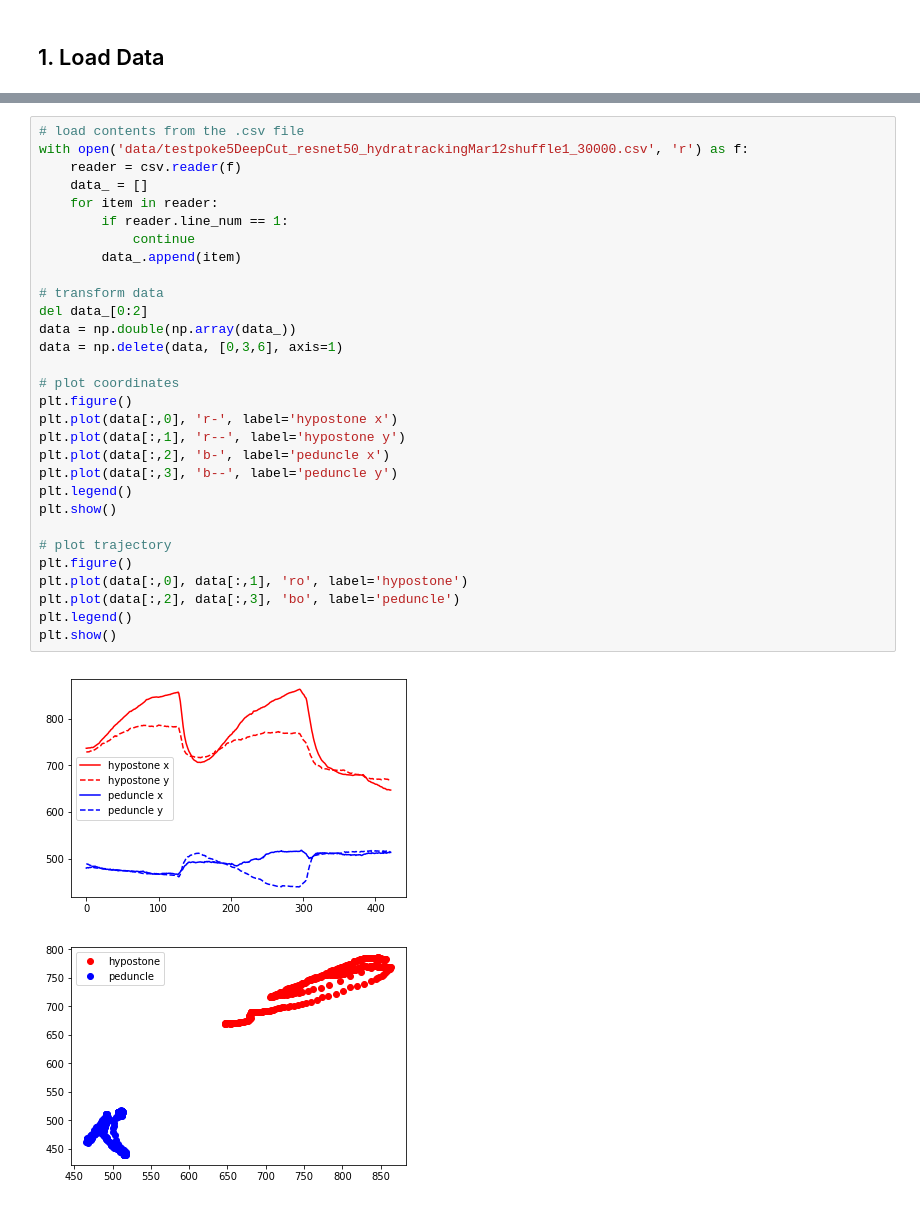
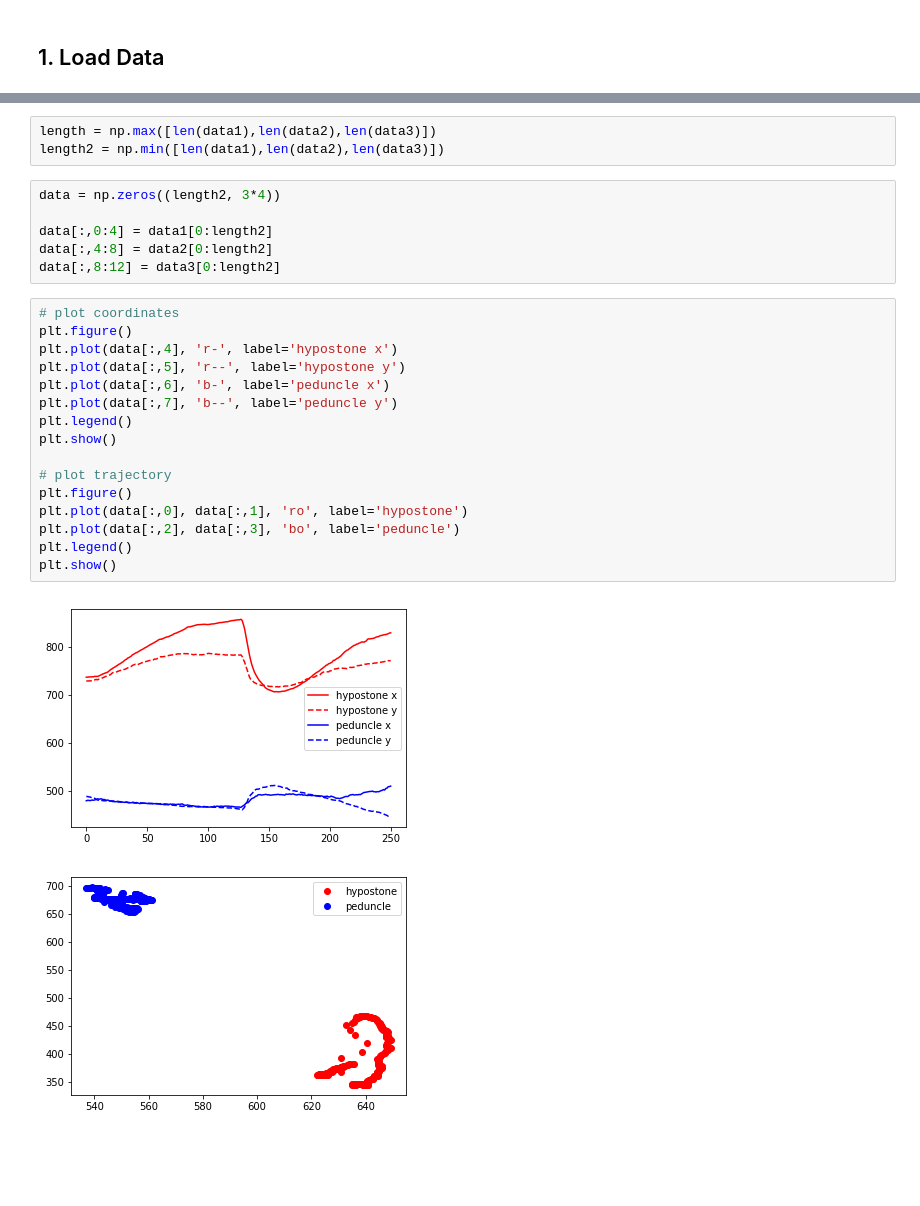
Before and after one commit to hengjiwang/amath582, a Jupyter notebook: project_hydra_behavior_analysis/hydra_behavior_analysis.ipynb, the cells around one changed output, grey strips where cells are left out. Drawn from its saved outputs; the diff is of its cells as text; blank space fills up the shorter version.

Commit message:
testpoke245

```diff
--- a/project_hydra_behavior_analysis/hydra_behavior_analysis.ipynb
+++ b/project_hydra_behavior_analysis/hydra_behavior_analysis.ipynb
@@ -10,33 +50,28 @@ import time
+# %%
+length = np.max([len(data1),len(data2),len(data3)])
+length2 = np.min([len(data1),len(data2),len(data3)])
+# %%
+data = np.zeros((length2, 3*4))
+
+data[:,0:4] = data1[0:length2]
+data[:,4:8] = data2[0:length2]
+data[:,8:12] = data3[0:length2]
 # %%
-# load contents from the .csv file
-with open('data/testpoke5DeepCut_resnet50_hydratrackingMar12shuffle1_30000.csv', 'r') as f:
-    reader = csv.reader(f)
-    data_ = []
-    for item in reader:
-        if reader.line_num == 1:
-            continue
-        data_.append(item)
-
-# transform data
-del data_[0:2]
-data = np.double(np.array(data_))
-data = np.delete(data, [0,3,6], axis=1)
-
 # plot coordinates
 plt.figure()
-plt.plot(data[:,0], 'r-', label='hypostone x')
-plt.plot(data[:,1], 'r--', label='hypostone y')
-plt.plot(data[:,2], 'b-', label='peduncle x')
-plt.plot(data[:,3], 'b--', label='peduncle y')
+plt.plot(data[:,4], 'r-', label='hypostone x')
+plt.plot(data[:,5], 'r--', label='hypostone y')
+plt.plot(data[:,6], 'b-', label='peduncle x')
+plt.plot(data[:,7], 'b--', label='peduncle y')
 plt.legend()
 plt.show()
 
 # plot trajectory
 plt.figure()
 plt.plot(data[:,0], data[:,1], 'ro', label='hypostone')
 plt.plot(data[:,2], data[:,3], 'bo', label='peduncle')
 plt.legend()
 plt.show()
 # %% [output]
-[figure, old version]
+[figure, new version]
-[figure, old version]
+[figure, new version]
```
Also changed, not shown: parts of 2 cells of this notebook, 3 other files.
